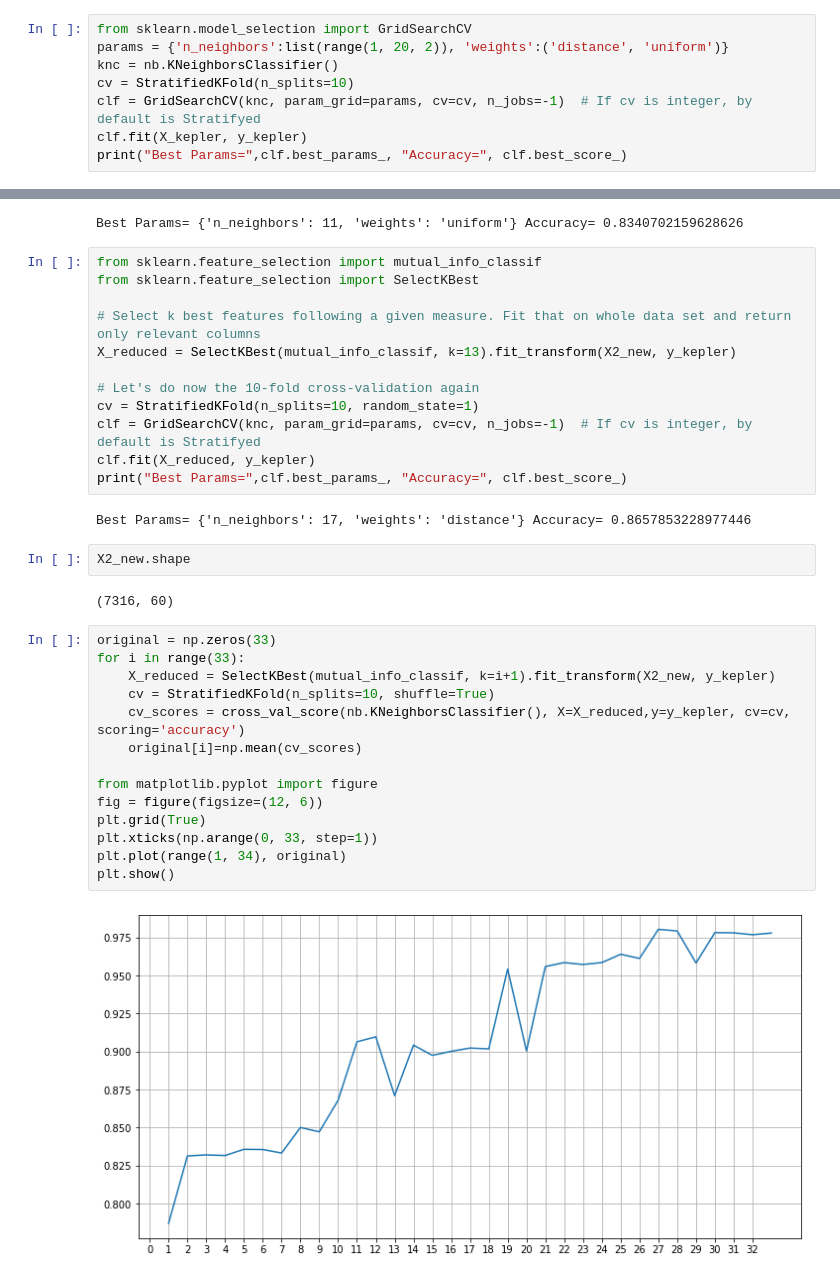
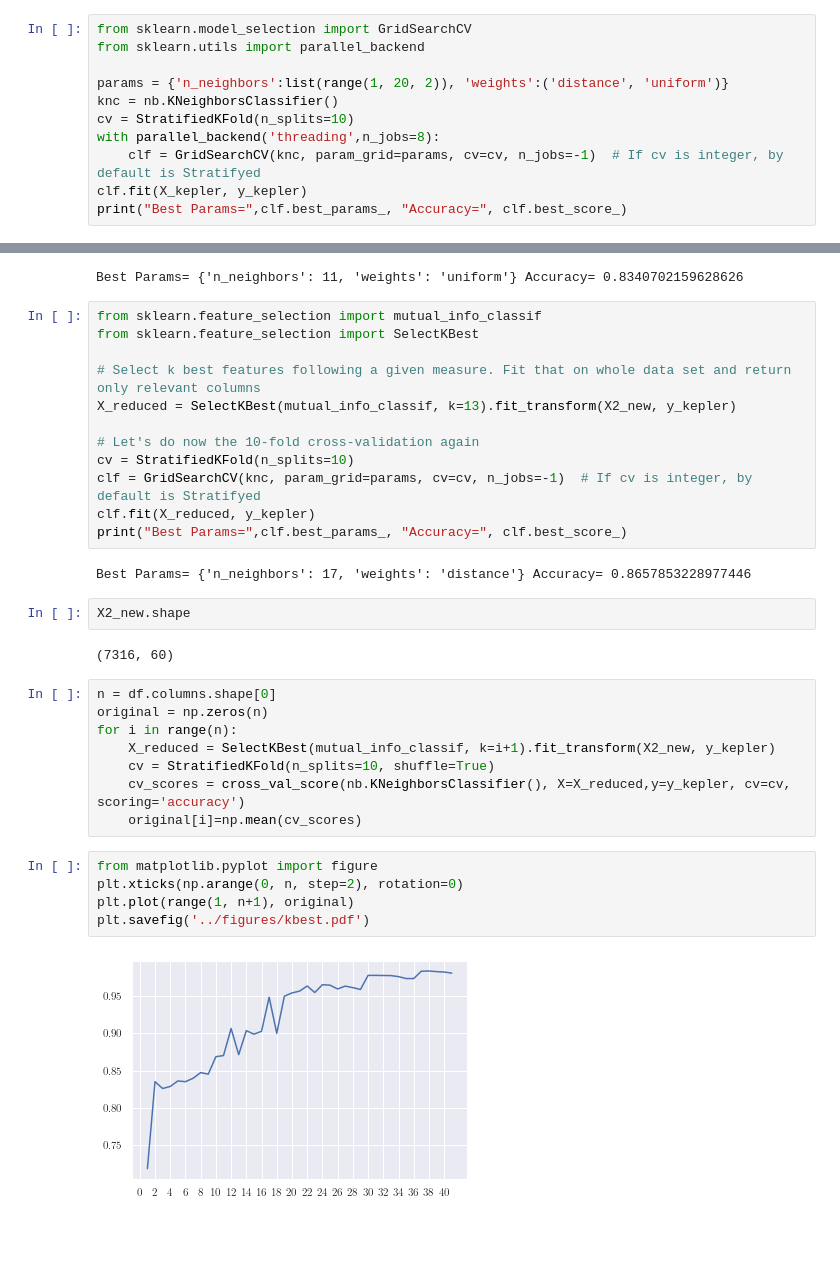
Before and after one commit to Leixb/UPC-MD_nasa, a Jupyter notebook: scripts/02-featureselection.ipynb, the cells around one changed output, grey strips where cells are left out. Drawn from its saved outputs; the diff is of its cells as text; blank space fills up the shorter version.

Commit message:
Standarize plots

```diff
--- a/scripts/02-featureselection.ipynb
+++ b/scripts/02-featureselection.ipynb
@@ -83,10 +97,13 @@ np.mean(cv_scores)
 0.8489769983479476
 # %%
 from sklearn.model_selection import GridSearchCV
+from sklearn.utils import parallel_backend
+
 params = {'n_neighbors':list(range(1, 20, 2)), 'weights':('distance', 'uniform')}
 knc = nb.KNeighborsClassifier()
 cv = StratifiedKFold(n_splits=10)
-clf = GridSearchCV(knc, param_grid=params, cv=cv, n_jobs=-1)  # If cv is integer, by default is Stratifyed
+with parallel_backend('threading',n_jobs=8):
+    clf = GridSearchCV(knc, param_grid=params, cv=cv, n_jobs=-1)  # If cv is integer, by default is Stratifyed
 clf.fit(X_kepler, y_kepler)
 print("Best Params=",clf.best_params_, "Accuracy=", clf.best_score_)
 # %% [output]
@@ -230,7 +247,7 @@ from sklearn.feature_selection import SelectKBest
 X_reduced = SelectKBest(mutual_info_classif, k=13).fit_transform(X2_new, y_kepler)
 
 # Let's do now the 10-fold cross-validation again
-cv = StratifiedKFold(n_splits=10, random_state=1)
+cv = StratifiedKFold(n_splits=10)
 clf = GridSearchCV(knc, param_grid=params, cv=cv, n_jobs=-1)  # If cv is integer, by default is Stratifyed
 clf.fit(X_reduced, y_kepler)
 print("Best Params=",clf.best_params_, "Accuracy=", clf.best_score_)
@@ -241,21 +258,20 @@ X2_new.shape
 # %% [output]
 (7316, 60)
 # %%
-original = np.zeros(33)
-for i in range(33):
+n = df.columns.shape[0]
+original = np.zeros(n)
+for i in range(n):
     X_reduced = SelectKBest(mutual_info_classif, k=i+1).fit_transform(X2_new, y_kepler)
     cv = StratifiedKFold(n_splits=10, shuffle=True)
     cv_scores = cross_val_score(nb.KNeighborsClassifier(), X=X_reduced,y=y_kepler, cv=cv, scoring='accuracy')
     original[i]=np.mean(cv_scores)
-
-from matplotlib.pyplot import figure
-fig = figure(figsize=(12, 6))
-plt.grid(True)
-plt.xticks(np.arange(0, 33, step=1))
-plt.plot(range(1, 34), original)
-plt.show()
-# %% [output]
-[figure, removed]
+# %%
+from matplotlib.pyplot import figure
+plt.xticks(np.arange(0, n, step=2), rotation=0)
+plt.plot(range(1, n+1), original)
+plt.savefig('../figures/kbest.pdf')
+# %% [output]
+[figure, added]
 # %%
 selector = SelectKBest(mutual_info_classif, k=17)
 
```
Also changed, not shown: parts of 16 cells of this notebook, 4 other files.
